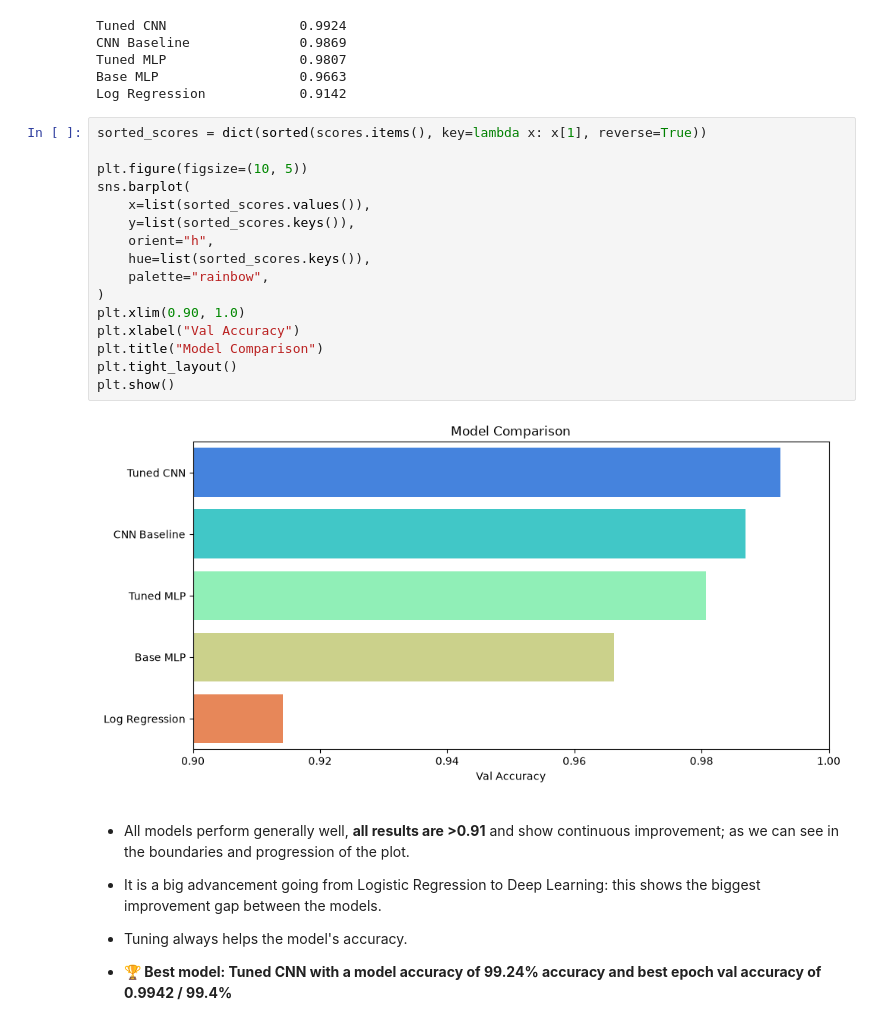
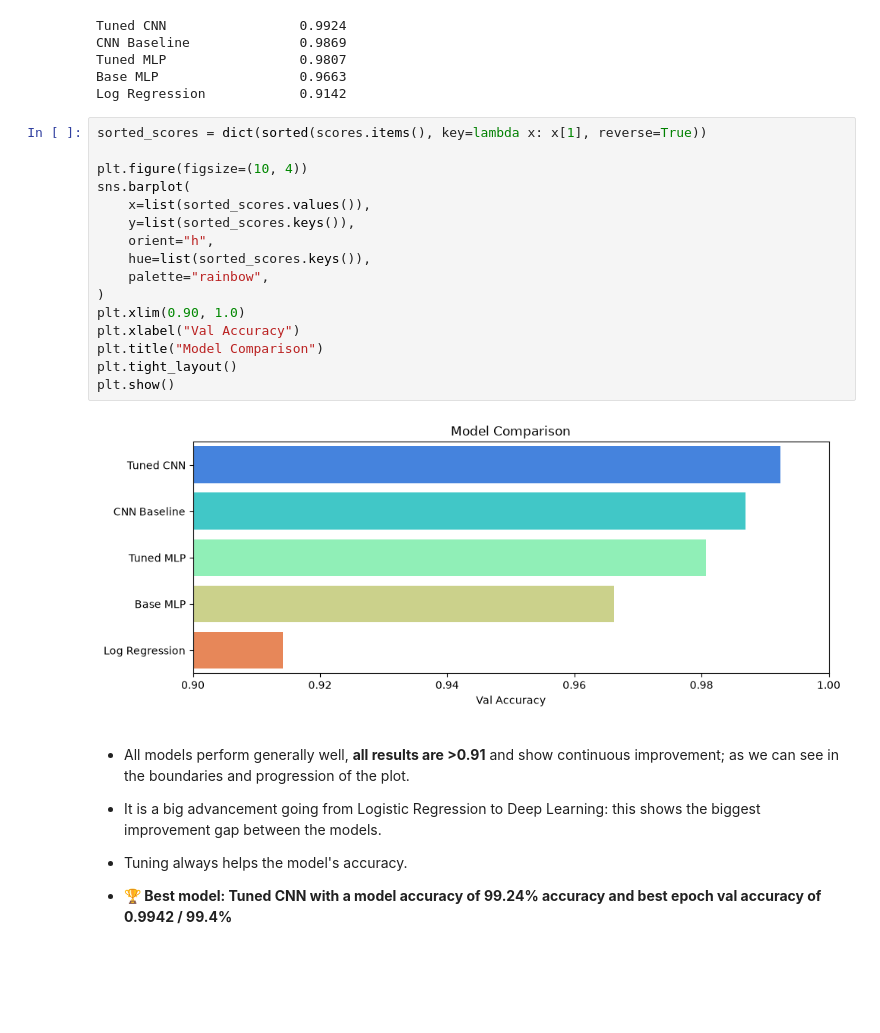
Before and after one commit to giddygarcia/computer-vision-mnist, a Jupyter notebook: mnist-digit-recognizer.ipynb, the cells around one changed output. Cells and saved outputs as stored; diff of their text form; blank space fills up the shorter version.

```diff
--- a/mnist-digit-recognizer.ipynb
+++ b/mnist-digit-recognizer.ipynb
@@ -728,21 +745,21 @@ Log Regression            0.9142
 # %%
 sorted_scores = dict(sorted(scores.items(), key=lambda x: x[1], reverse=True))
 
-plt.figure(figsize=(10, 5))
+plt.figure(figsize=(10, 4))
 sns.barplot(
     x=list(sorted_scores.values()),
     y=list(sorted_scores.keys()),
     orient="h",
     hue=list(sorted_scores.keys()),
     palette="rainbow",
 )
 plt.xlim(0.90, 1.0)
 plt.xlabel("Val Accuracy")
 plt.title("Model Comparison")
 plt.tight_layout()
 plt.show()
 # %% [output]
-[figure, old version]
+[figure, new version]
 # %% [markdown]
 * All models perform generally well, **all results are >0.91** and show continuous improvement; as we can see in the boundaries and progression of the plot.
 
```
Also changed, not shown: parts of 7 cells of this notebook, 3 other files.
